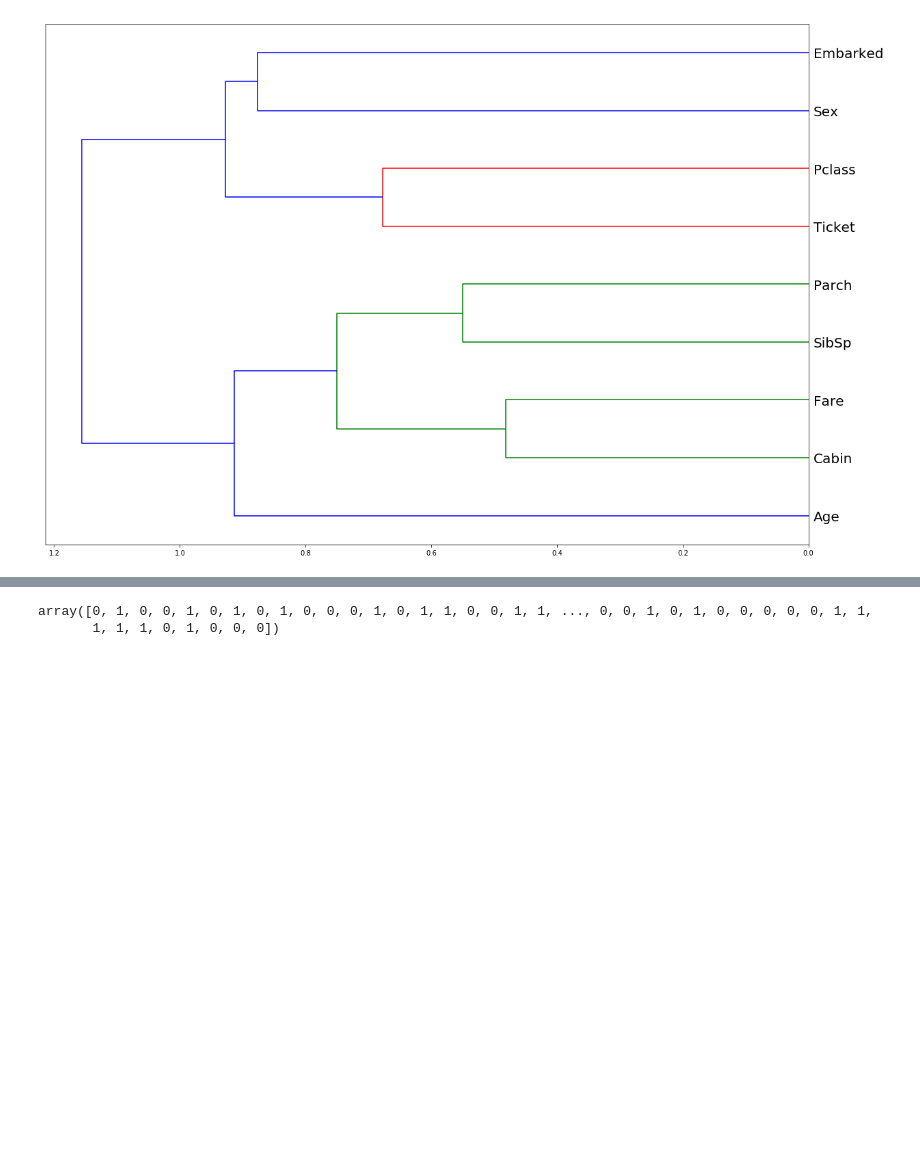
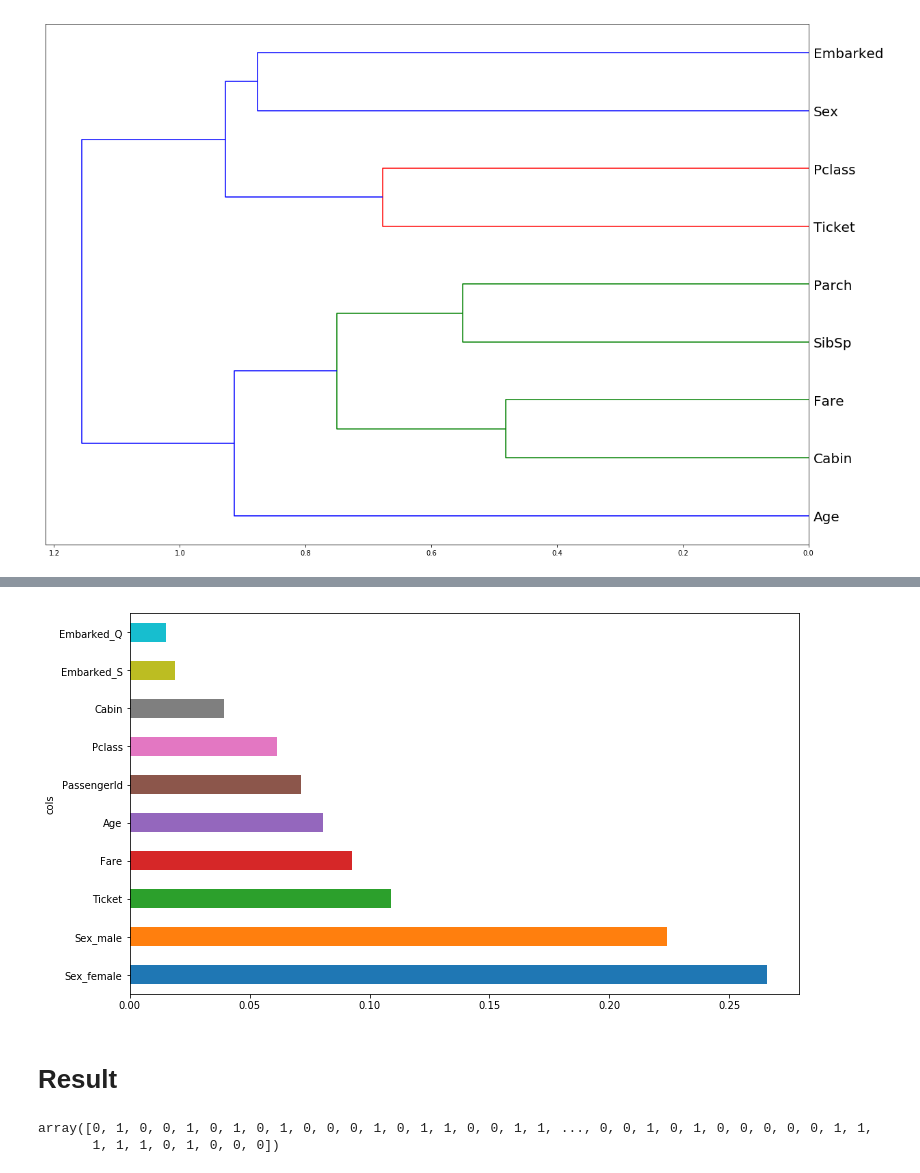
Before and after one commit to kugmax/fastai_learn, a Jupyter notebook: Titanic Machine Learning from Disaster (random forest).ipynb, the cells around one changed output, grey strips where cells are left out. Drawn from its saved outputs; the diff is of its cells as text; code cells hidden in the pictures; blank space fills up the shorter version.

```diff
--- a/Titanic Machine Learning from Disaster (random forest).ipynb
+++ b/Titanic Machine Learning from Disaster (random forest).ipynb
@@ -194,0 +202,9 @@ fi = rf_feat_importance(m, df_keep); fi
+# %%
+df_trn2, y_trn, nas = proc_df(joined, dep, max_n_cat=7)
+X_train, X_valid = split_vals(df_trn2, n_trn)
+m = RandomForestClassifier(n_estimators=40, min_samples_leaf=5, max_features=0.6, n_jobs=-1, oob_score=True)
+m.fit(X_train, y_train);
+# %%
+plot_fi(rf_feat_importance(m, df_trn2)[:10]);
+# %% [output]
+[figure, added]
@@ -195,3 +213,5 @@ fi = rf_feat_importance(m, df_keep); fi
+# %% [markdown]
+# Result
 # %%
 pred = m.predict(df_test_keep)
 # %%
```
Also changed, not shown: parts of 9 cells of this notebook.
